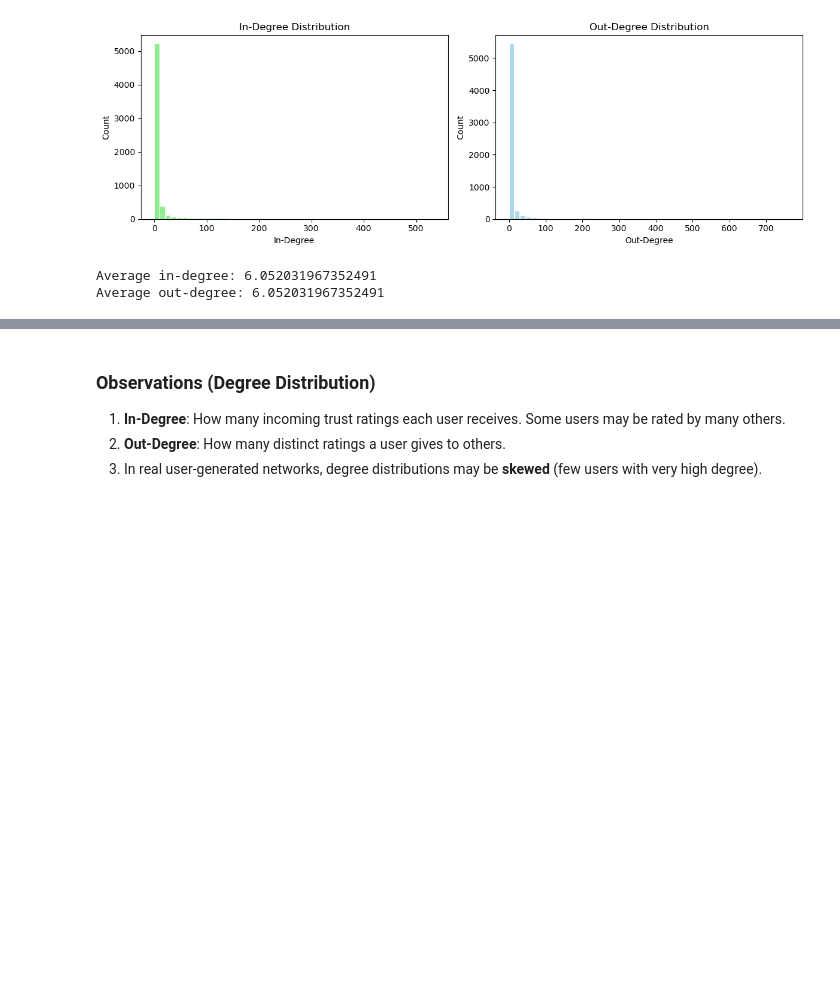
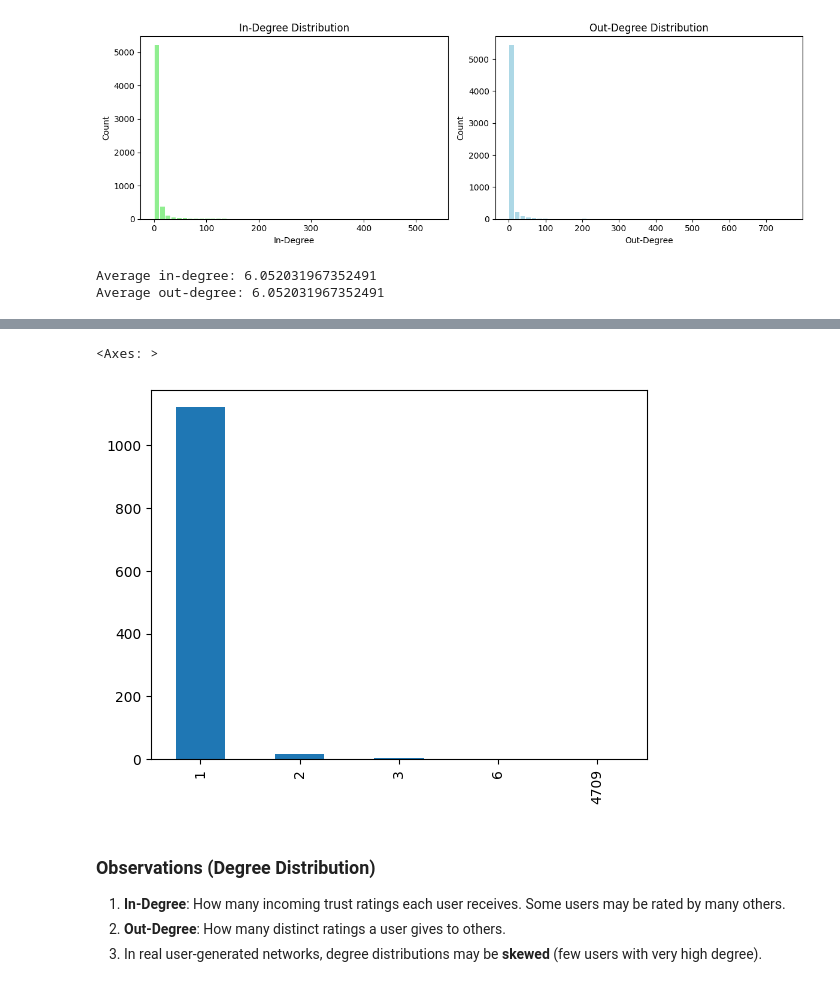
Before and after one commit to bgbg/ML-on-Graphs, a Jupyter notebook: 2_Basic_Network_Properties.ipynb, the cells around one changed output, grey strips where cells are left out. Cells and saved outputs as stored; diff of their text form; code cells hidden in the pictures; blank space fills up the shorter version.

```diff
--- a/2_Basic_Network_Properties.ipynb
+++ b/2_Basic_Network_Properties.ipynb
@@ -988,4 +1021,14 @@ Text(0.5, 1.0, 'Average shortest path length: 3.71')
 [figure]
+# %%
+# connected components of G
+components = list(nx.strongly_connected_components(G))
+component_sizes = [len(c) for c in components]
+component_sizes.sort()
+import pandas as pd
+pd.Series(component_sizes).value_counts().plot.bar()
+# %% [output]
+<Axes: >
+[figure, added]
 # %% [markdown]
 
 ### Observations (Degree Distribution)
```
Also changed, not shown: parts of 19 cells of this notebook.
